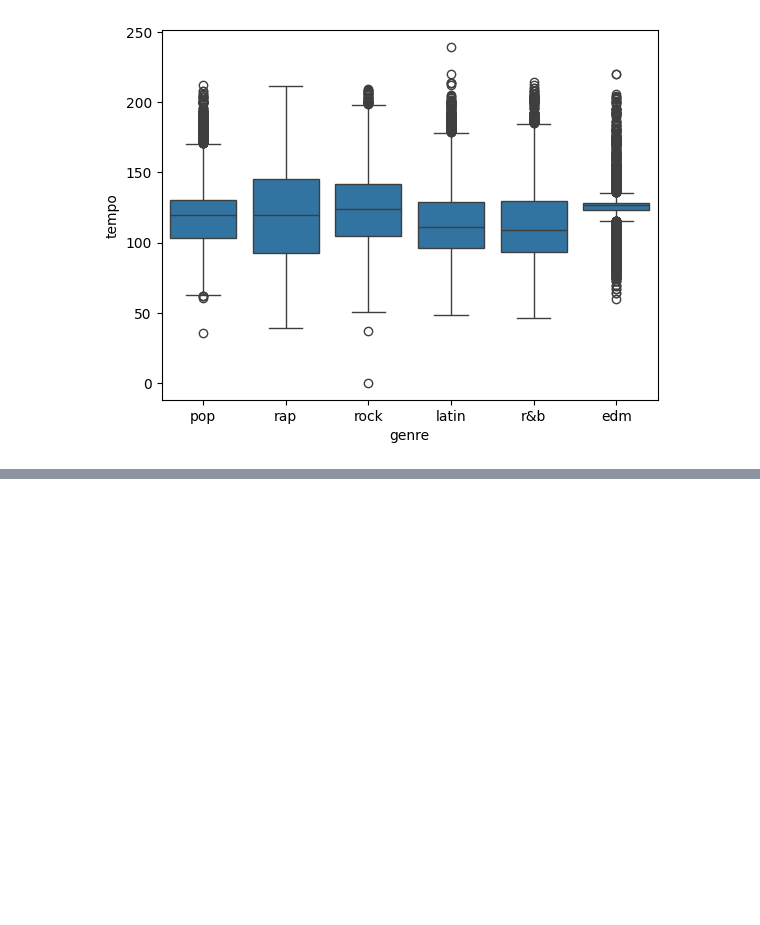
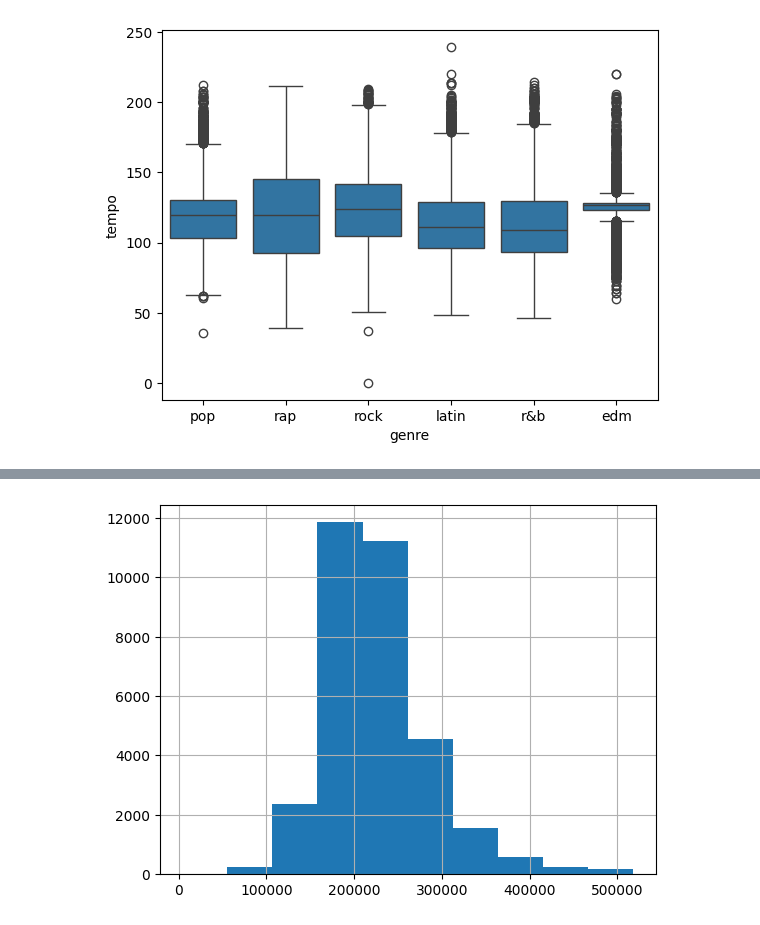
Before and after one commit to anissabln/exam-machine-learning-aal, a Jupyter notebook: exam_project_aal.ipynb, the cells around one changed output, grey strips where cells are left out. Saved outputs shown, nothing was run; the diff lists cells and outputs as text; code cells hidden in the pictures; blank space fills up the shorter version.

```diff
--- a/exam_project_aal.ipynb
+++ b/exam_project_aal.ipynb
@@ -148,0 +229,7 @@ edm_data = songs_data[songs_data.genre == "edm"]
+# %%
+# get to the know the data
+# distribution of age
+
+songs_data.duration_ms.hist();
+# %% [output]
+[figure, added]
```
Also changed, not shown: parts of 20 cells of this notebook.
